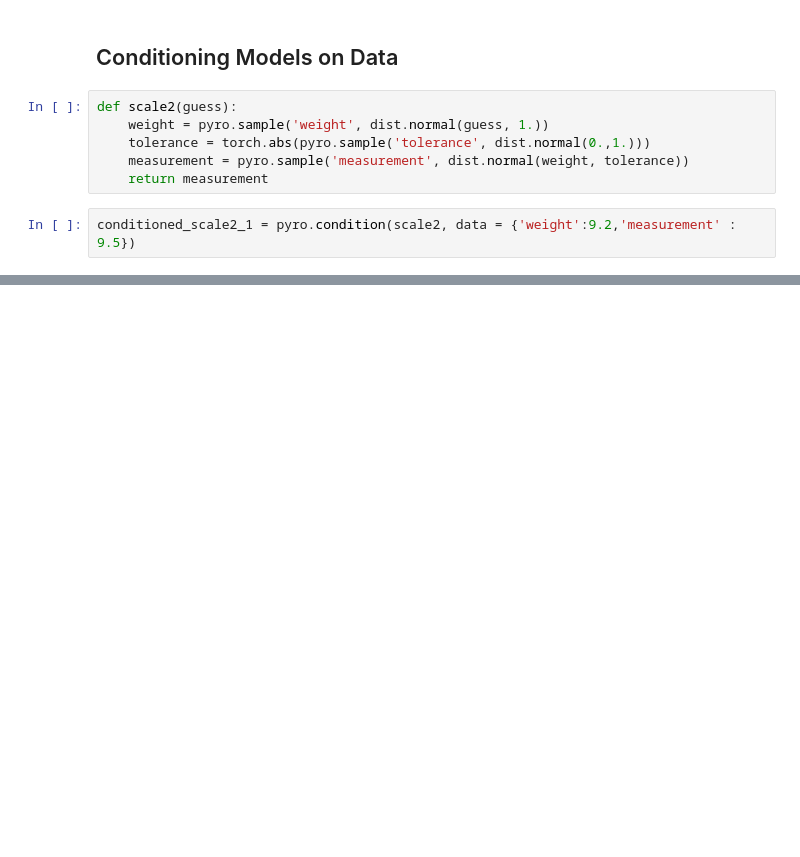
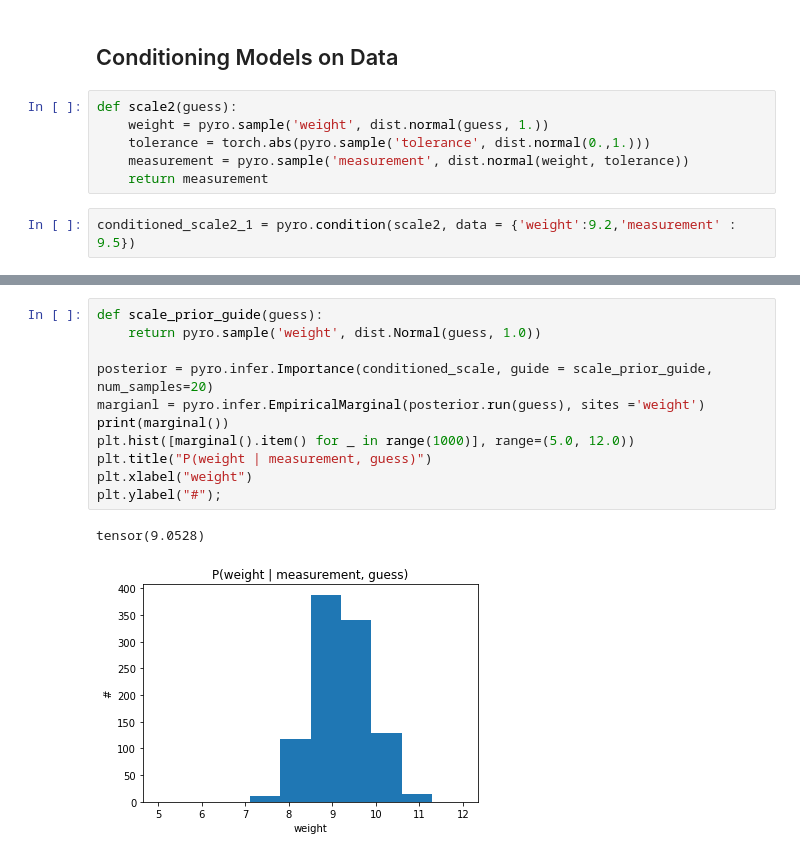
Before and after one commit to maxsonate/probabilisticModeling, a Jupyter notebook: examples/Marginal Distributions Pyro.ipynb, the cells around one changed output, grey strips where cells are left out. Saved outputs shown, nothing was run; the diff lists cells and outputs as text; blank space fills up the shorter version.

Commit message:
marginals

```diff
--- a/examples/Marginal Distributions Pyro.ipynb
+++ b/examples/Marginal Distributions Pyro.ipynb
@@ -66,0 +70,14 @@ tensor(8.7149)
+# %%
+def scale_prior_guide(guess):
+    return pyro.sample('weight', dist.Normal(guess, 1.0))
+
+posterior = pyro.infer.Importance(conditioned_scale, guide = scale_prior_guide, num_samples=20)
+margianl = pyro.infer.EmpiricalMarginal(posterior.run(guess), sites ='weight')
+print(marginal())
+plt.hist([marginal().item() for _ in range(1000)], range=(5.0, 12.0))
+plt.title("P(weight | measurement, guess)")
+plt.xlabel("weight")
+plt.ylabel("#");
+# %% [output]
+tensor(9.0528)
+[figure, added]
```
Also changed, not shown: parts of 3 cells of this notebook.
